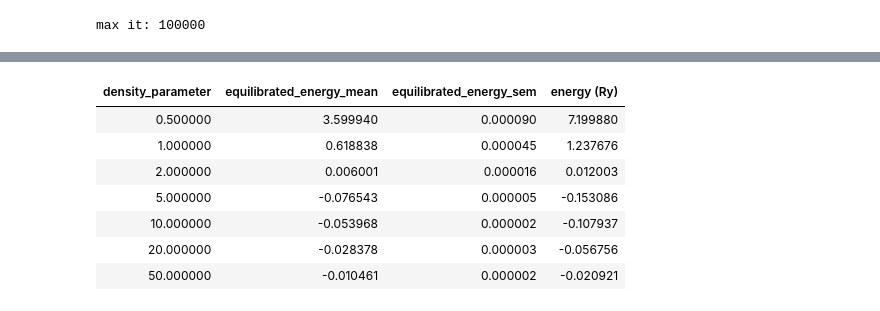
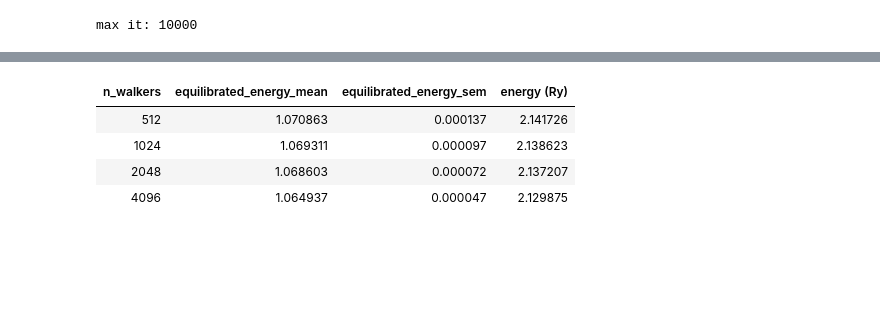
Before and after one commit to xmax1/nn_ansatz, a Jupyter notebook: src/exp/plotting.ipynb, the cells around one changed output, grey strips where cells are left out. Drawn from its saved outputs; the diff is of its cells as text; code cells hidden in the pictures; blank space fills up the shorter version.

```diff
--- a/src/exp/plotting.ipynb
+++ b/src/exp/plotting.ipynb
@@ -33,23 +70,21 @@ filters.extend(['pbc', 'scale_cell', 'spin_polarized', 'r_atoms', 'z_atoms', 'si
 # %%
-data = get_data('/home/energy/amawi/projects/nn_ansatz/src/experiments/HEG/1611/el7para1_highrs/', dicts=[])
+data = get_data('/home/energy/amawi/projects/nn_ansatz/src/experiments/HEG/1811/find_n_walkers', dicts=[])
 
-plot_scatter(data['density_parameter'],
+graph = plot_scatter(data['n_walkers'],
              data['equilibrated_energy_mean'],
              yerrs=data['equilibrated_energy_sem'],
-             title='el7 para dp sweep')
+             title='n_walkers sweep')
 
-data['energy (Ry)'] = data['equilibrated_energy_mean'] * 2.
-data[['density_parameter', 'equilibrated_energy_mean', 'equilibrated_energy_sem', 'energy (Ry)']].sort_values(by='density_parameter').style.hide_index()
+show(graph)
+
+data[['n_walkers', 'equilibrated_energy_mean', 'equilibrated_energy_sem', 'energy (Ry)']].sort_values(by='n_walkers').style.hide_index()
 # %% [output]
-max it: 100000
+max it: 10000
 [interactive output not drawn]
 [interactive output not drawn]
-| density_parameter | equilibrated_energy_mean | equilibrated_energy_sem | energy (Ry) |
-| 0.500000 | 3.599940 | 0.000090 | 7.199880 |
-| 1.000000 | 0.618838 | 0.000045 | 1.237676 |
-| 2.000000 | 0.006001 | 0.000016 | 0.012003 |
-| 5.000000 | -0.076543 | 0.000005 | -0.153086 |
-| 10.000000 | -0.053968 | 0.000002 | -0.107937 |
-| 20.000000 | -0.028378 | 0.000003 | -0.056756 |
-| 50.000000 | -0.010461 | 0.000002 | -0.020921 |
+| n_walkers | equilibrated_energy_mean | equilibrated_energy_sem | energy (Ry) |
+| 512 | 1.070863 | 0.000137 | 2.141726 |
+| 1024 | 1.069311 | 0.000097 | 2.138623 |
+| 2048 | 1.068603 | 0.000072 | 2.137207 |
+| 4096 | 1.064937 | 0.000047 | 2.129875 |
 # %%
```
Also changed, not shown: parts of 7 cells of this notebook, 9 other files.
